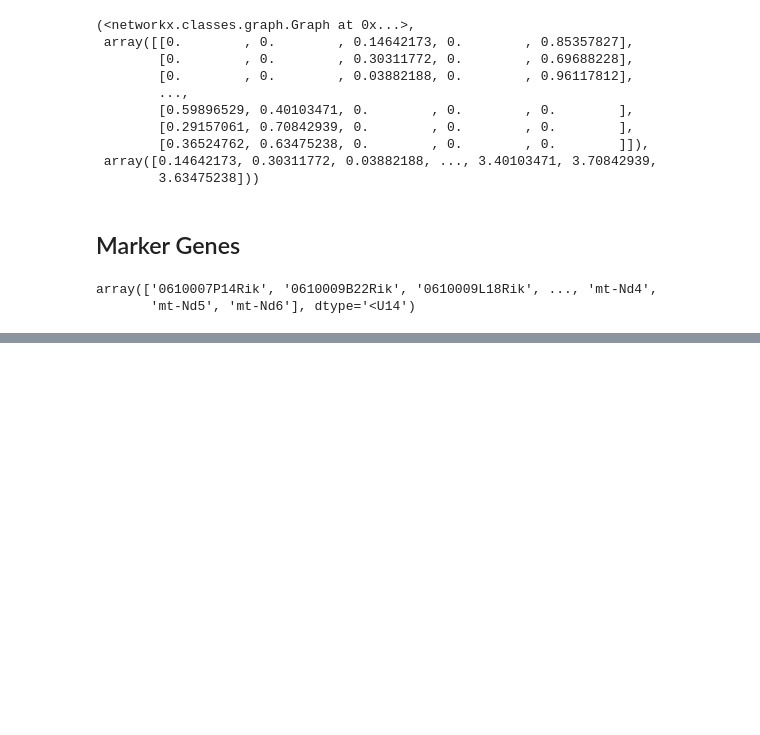
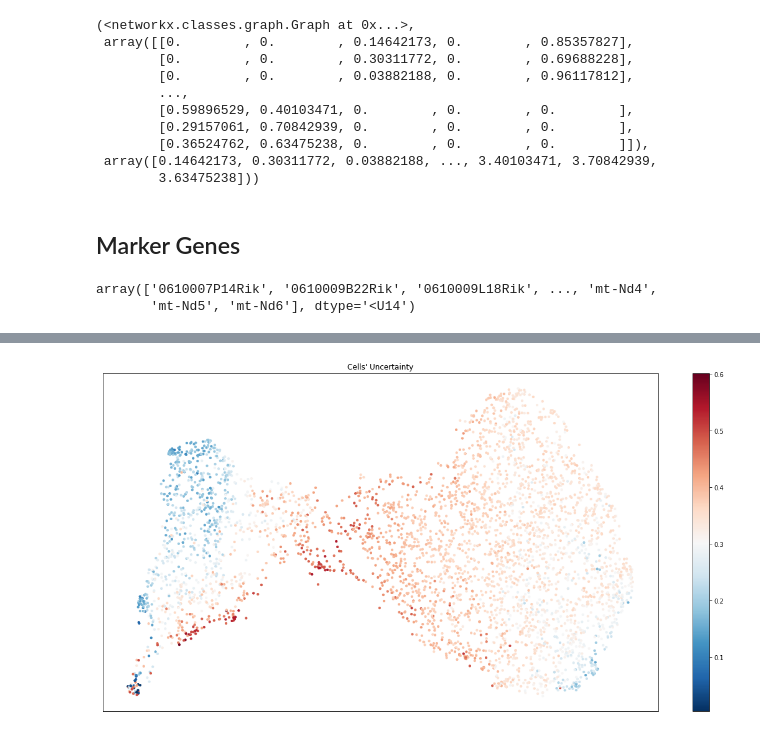
Before and after one commit to jaydu1/VITAE, a Jupyter notebook: tutorials/tutorial_dentate.ipynb, the cells around one changed output, grey strips where cells are left out. Drawn from its saved outputs; the diff is of its cells as text; code cells hidden in the pictures; blank space fills up the shorter version.

```diff
--- a/tutorials/tutorial_dentate.ipynb
+++ b/tutorials/tutorial_dentate.ipynb
@@ -400,0 +409,4 @@ model.plot_marker_gene('Hmgb2')
+# %%
+model.plot_uncertainty()
+# %% [output]
+[figure, added]
```
Also changed, not shown: parts of 11 cells of this notebook, 9 other files.
